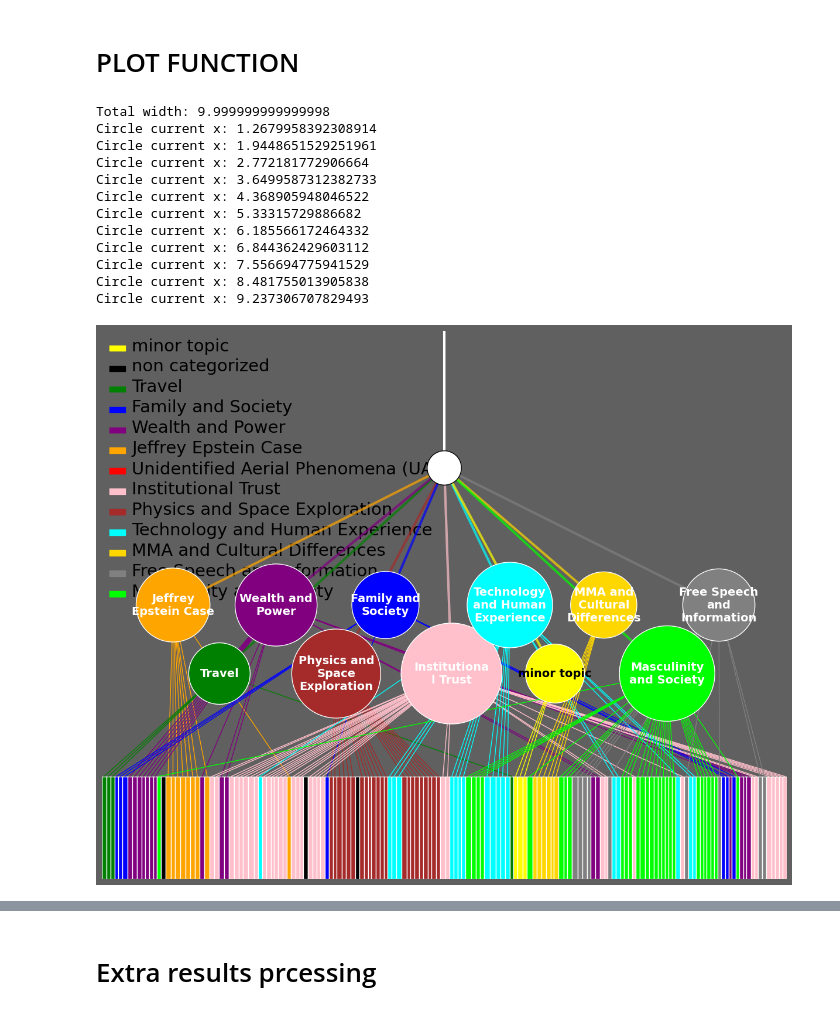
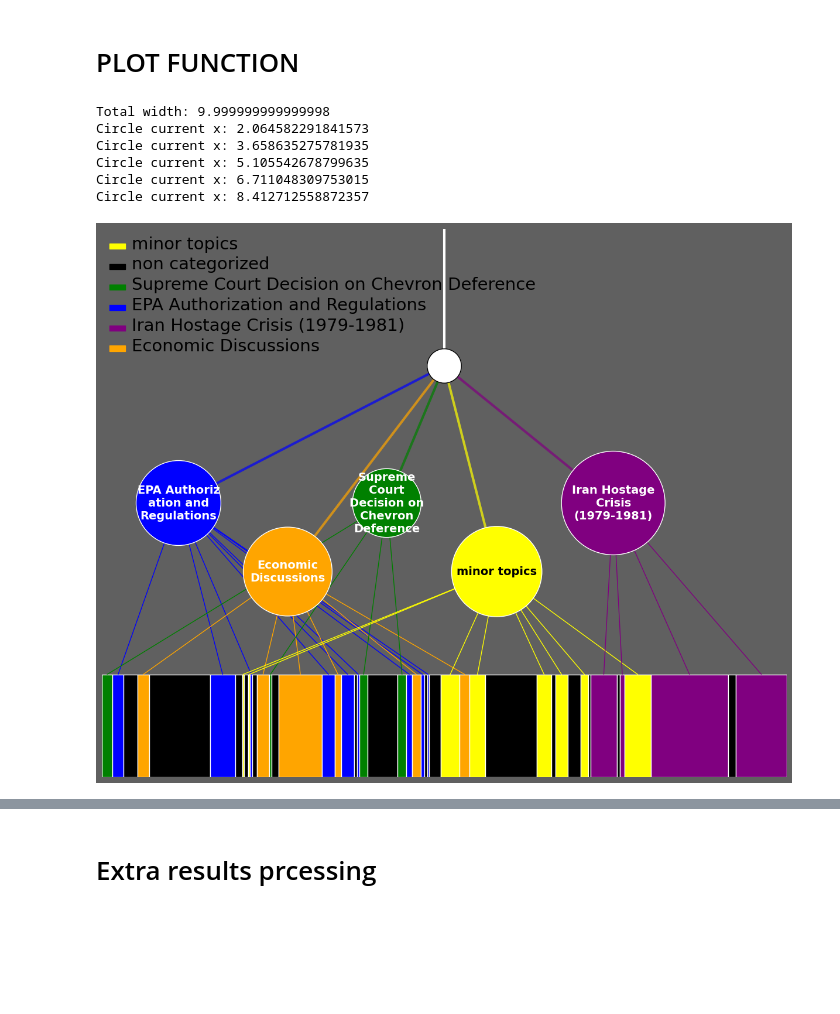
Before and after one commit to ehlowe/DestinyRecapsApi, a Jupyter notebook: serverproject/destinyapp/misc/visualization.ipynb, the cells around one changed output, grey strips where cells are left out. Cells and saved outputs as stored; diff of their text form; code cells hidden in the pictures; blank space fills up the shorter version.

```diff
--- a/serverproject/destinyapp/misc/visualization.ipynb
+++ b/serverproject/destinyapp/misc/visualization.ipynb
@@ -54,6 +54,8 @@ video_id="3kJr7ODrwNw"
 video_id="3CkGjIxIZlI"
 
 video_id="LJxBnSyH0T4"
+
+video_id="75Btb7bWpqw" # 4.5 hr long destiny stream
 # load the video data
 stream_recap_data=await utils.get_recap_data(video_id)
 # %%
@@ -89,5 +91,5 @@ Minor Topics:
 # %%
-topic_annotations_str=topic_annotations_str2
+# topic_annotations_str=topic_annotations_str2
 temp_annotation_list=topic_annotations_str.split("Category: ")
 major_topics=[]
 for temp_annotation in temp_annotation_list:
@@ -187,21 +243,24 @@ for i, color_segment in enumerate(category_segments):
         if (color_segment.lower()=="non categorized") or (color_segment.lower()=="non-categorized"):
             category_segments[i]="non categorized"
         else:
-            category_segments[i]="minor topic"
+            category_segments[i]="minor topics"
 
 
 # Get the widths of the segments
 category_and_width_segments=[]
 for i, annotated_segment in enumerate(category_segments):
-    width=find_nearest_time_at_character_count(transcript_soup_character_counter, (i+1)*999)-find_nearest_time_at_character_count(transcript_soup_character_counter, i*1000)
-    category_and_width_segments.append([annotated_segment, width])
+
+    end_time=find_nearest_time_at_character_count(transcript_soup_character_counter, (i+1)*1000)
+    start_time=find_nearest_time_at_character_count(transcript_soup_character_counter, i*1000)
+    width=end_time-start_time
+    category_and_width_segments.append([annotated_segment, width, start_time, end_time])
     print(f"Segment {i}: {annotated_segment}, {width}")
 
 
 
 # Create the segments
 color_dict={
-    "minor topic": "yellow",
+    "minor topics": "yellow",
     "non categorized": "black"
 }
 major_topic_color_list=[
@@ -223,8 +282,8 @@ major_topic_color_list=[
 for i, mt in enumerate(major_topics):
     color_dict[mt]=major_topic_color_list[i]
 segments=[]
-for category, width in category_and_width_segments:
-    segment={"category": category, "width": width, "color": color_dict[category]}
+for category, width, start, end in category_and_width_segments:
+    segment={"category": category, "width": width, "color": color_dict[category], "start": start, "end": end}
     segments.append(segment)
 
 # Normalize Widths
@@ -279,17 +338,21 @@ Segment 159: Institutional Trust, 65
 # %%
 # Convert the adjacent segments of the same category into one segment
 temp_segments=[]
+temp_start_time=segments[0]["start"]
 prev_segment=segments[0]
 temp_width=prev_segment["width"]
 for segment in segments[1:]:
     if prev_segment["category"]!=segment["category"]:
         prev_segment["width"]=temp_width
+        prev_segment["start"]=temp_start_time
         temp_segments.append(prev_segment)
+        temp_start_time=segment["start"]
         temp_width=0
     temp_width+=segment["width"]
     prev_segment=segment
 if prev_segment["category"]==segment["category"]:
     prev_segment["width"]=temp_width
+    prev_segment["start"]=temp_start_time
     temp_segments.append(prev_segment)
 segments=temp_segments
 # %% [markdown]
@@ -308,12 +371,32 @@ category_info = defaultdict(lambda: {"total_width": 0, "segments": []})
 
 bar_height = 1.5
 
+
+clickable_area_x_offset=0.085
+clickable_area_y_offset=0.1
+clickable_y_height_multiplier=1.2
+clickable_areas=[]
+href_base="https://youtu.be/"+video_id+"?t="
+
+
 for i, segment in enumerate(segments):
     ax.add_patch(plt.Rectangle((current_x, 0), segment['width'], bar_height,
                                facecolor=segment['color'], edgecolor='white'))
     category_info[segment['category']]['total_width'] += segment['width']
     category_info[segment['category']]['segments'].append((current_x, segment['width']))
     category_info[segment['category']]['color'] = segment['color']
+
+    # Add clickable areas
+    # this but a float and not a string f"{int((current_x+clickable_area_x_offset)*10)},{int((10-bar_height-clickable_area_y_offset)*10)},{int((current_x+segment['width']-clickable_area_x_offset)*10)},{int(10*(10-clickable_area_y_offset))}"}
+
+    coord_list=[(current_x)*10, (10-(bar_height*clickable_y_height_multiplier)-clickable_area_y_offset)*10, (current_x+segment['width'])*10, 10*(10-clickable_area_y_offset)]
+
+    # clickable_area={"alt":href, "title":href, "href":href, "coords": f"{int((current_x+clickable_area_x_offset)*10)},{int((10-bar_height-clickable_area_y_offset)*10)},{int((current_x+segment['width']-clickable_area_x_offset)*10)},{int(10*(10-clickable_area_y_offset))}"}
+    href=href_base+str(int(segment["start"]))
+
+    clickable_area={"alt":href, "title":href, "href":href, "coords": coord_list}
+
+    clickable_areas.append(clickable_area)
 
     current_x += segment['width']
 
@@ -411,42 +494,36 @@ ax.add_artist(central_circle)
 # Connect category circles to central circle with colored lines
 for circle_x, circle_y, color, circle_size in circle_centers:
     ax.plot([circle_x, total_width/2], [circle_y, central_y],
             color=color, linewidth=3, linestyle='-', alpha=0.7, zorder=9)  # Increased linewidth
 
 # Add white line extending upward from central circle
 top_y = 100  # Adjust this value to change the length of the line
 ax.plot([total_width/2, total_width/2], [central_y, top_y],
         color='white', linewidth=3, solid_capstyle='round')  # Added white line
 
 # Customize the plot
 ax.set_xlim(0, total_width)
 ax.set_ylim(0, 8)
 ax.set_aspect('equal', adjustable='box')
 ax.axis('off')
 
 # Add a Legend
 legend_handles = [plt.Rectangle((0, 0), 1, 1, color=color) for color in color_dict.values()]
 legend_labels = list(color_dict.keys())
 ax.legend(legend_handles, legend_labels, loc='upper left', frameon=False)
 # increase legend font size
 plt.setp(ax.get_legend().get_texts(), fontsize='21')
 
 
 
 plt.tight_layout()
 plt.savefig('segment_central_hub_chart.png', dpi=300, bbox_inches='tight')
 plt.show()
 # %% [output]
 Total width: 9.999999999999998
-Circle current x: 1.2679958392308914
-Circle current x: 1.9448651529251961
-Circle current x: 2.772181772906664
-Circle current x: 3.6499587312382733
-Circle current x: 4.368905948046522
-Circle current x: 5.33315729886682
-Circle current x: 6.185566172464332
-Circle current x: 6.844362429603112
-Circle current x: 7.556694775941529
-Circle current x: 8.481755013905838
-Circle current x: 9.237306707829493
+Circle current x: 2.064582291841573
+Circle current x: 3.658635275781935
+Circle current x: 5.105542678799635
+Circle current x: 6.711048309753015
+Circle current x: 8.412712558872357
-[figure, old version]
+[figure, new version]
```
Also changed, not shown: parts of 16 cells of this notebook, 20 other files.
